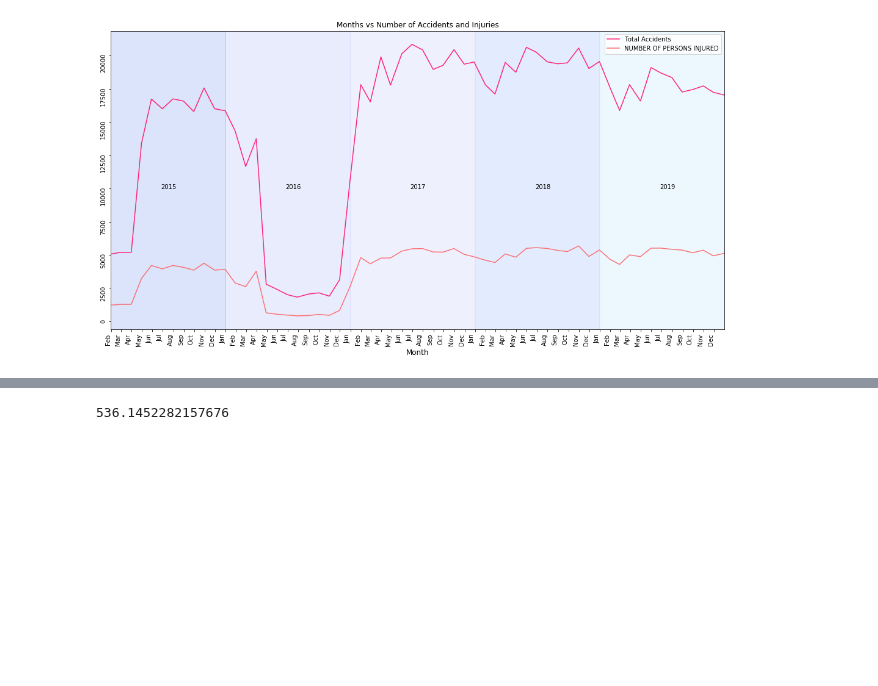
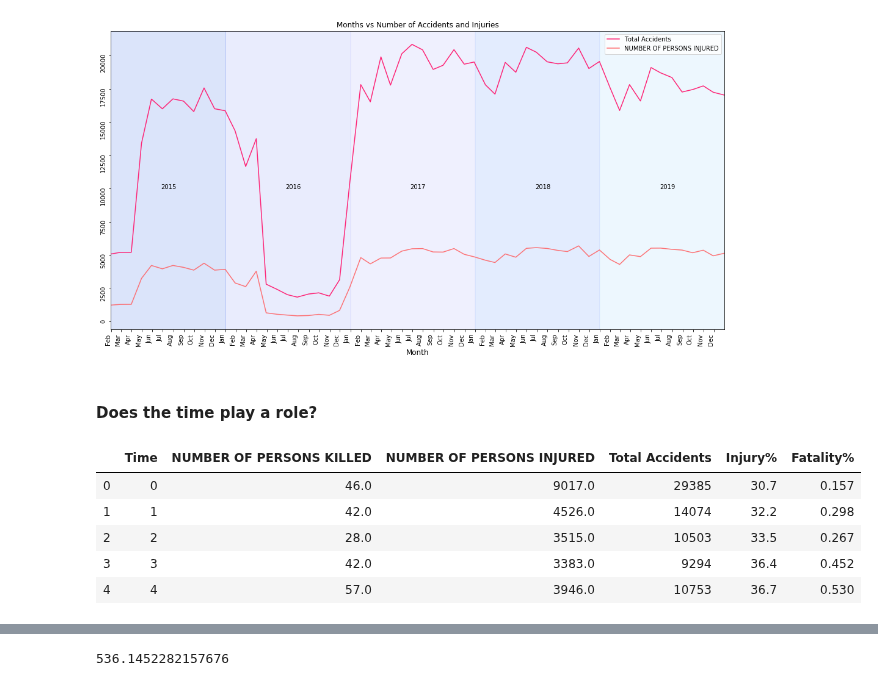
Before and after one commit to skhiearth/NYC-Motor-Vehicle-Collisions, a Jupyter notebook: NYC-Motor-Vehicle-Collisions.ipynb, the cells around one changed output, grey strips where cells are left out. Cells and saved outputs as stored; diff of their text form; code cells hidden in the pictures; blank space fills up the shorter version.

```diff
--- a/NYC-Motor-Vehicle-Collisions.ipynb
+++ b/NYC-Motor-Vehicle-Collisions.ipynb
@@ -555,3 +555,31 @@ plt.text('2019-06-25', 10000, '2019')
 fig.savefig('plots/month_accidents.png', dpi=500)
 # %% [output]
 [figure]
+# %% [markdown]
+#### Does the time play a role?
+# %%
+# Timely Data
+time_only = raw_data.copy()
+time_only['Time'] = time_only['CRASH_DATE_TIME'].dt.hour
+
+# Calculate the number of people killed, injured and total accidents for each time period
+time_wise = time_only.groupby(['Time'])\
+['NUMBER OF PERSONS KILLED', 'NUMBER OF PERSONS INJURED'].agg('sum').reset_index()
+
+time_wise['Total Accidents'] = time_only.groupby(['Time']).size().\
+reset_index(name='NoOfAccidents').NoOfAccidents
+
+# Injuries and Fatalities as Percentages
+time_wise['Injury%'] = round((time_wise['NUMBER OF PERSONS INJURED']/time_wise['Total Accidents'] * 100), 1)
+time_wise['Fatality%'] = round((time_wise['NUMBER OF PERSONS KILLED']/time_wise['Total Accidents'] * 100), 3)
+
+time_wise = time_wise.sort_values('Time', ascending = True)
+
+time_wise.head()
+# %% [output]
+|  | Time | NUMBER OF PERSONS KILLED | NUMBER OF PERSONS INJURED | Total Accidents | Injury% | Fatality% |
+| 0 | 0 | 46.0 | 9017.0 | 29385 | 30.7 | 0.157 |
+| 1 | 1 | 42.0 | 4526.0 | 14074 | 32.2 | 0.298 |
+| 2 | 2 | 28.0 | 3515.0 | 10503 | 33.5 | 0.267 |
+| 3 | 3 | 42.0 | 3383.0 | 9294 | 36.4 | 0.452 |
+| 4 | 4 | 57.0 | 3946.0 | 10753 | 36.7 | 0.530 |
```
Also changed, not shown: parts of 1 cell of this notebook.
